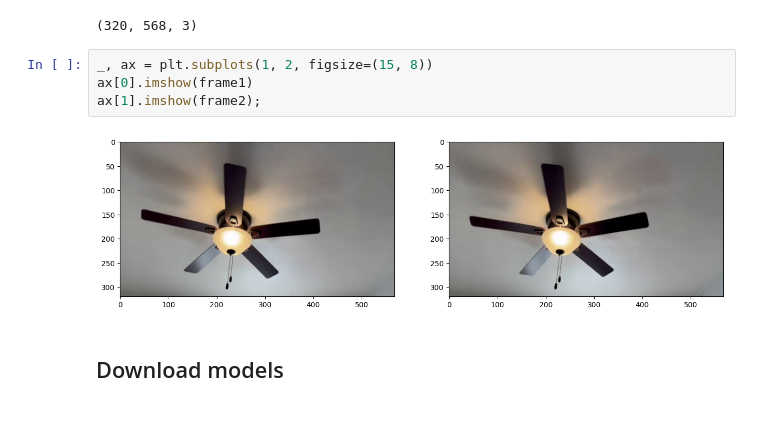
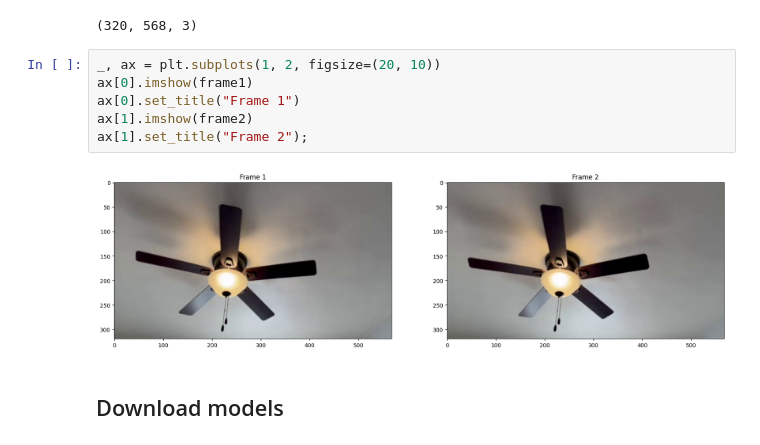
Before and after one commit to itberrios/CV_projects, a Jupyter notebook: RAFT/RAFT_exploration.ipynb, the cells around one changed output. Saved outputs shown, nothing was run; the diff lists cells and outputs as text; blank space fills up the shorter version.

```diff
--- a/RAFT/RAFT_exploration.ipynb
+++ b/RAFT/RAFT_exploration.ipynb
@@ -78,11 +78,13 @@ frame2 = cv2.cvtColor(frame2, cv2.COLOR_BGR2RGB)
 # %% [output]
 (320, 568, 3)
 # %%
-_, ax = plt.subplots(1, 2, figsize=(15, 8))
+_, ax = plt.subplots(1, 2, figsize=(20, 10))
 ax[0].imshow(frame1)
-ax[1].imshow(frame2);
+ax[0].set_title("Frame 1")
+ax[1].imshow(frame2)
+ax[1].set_title("Frame 2");
 # %% [output]
-[figure, old version]
+[figure, new version]
 # %% [markdown]
 ## Download models
 # %%
```
Also changed, not shown: parts of 2 cells of this notebook.
